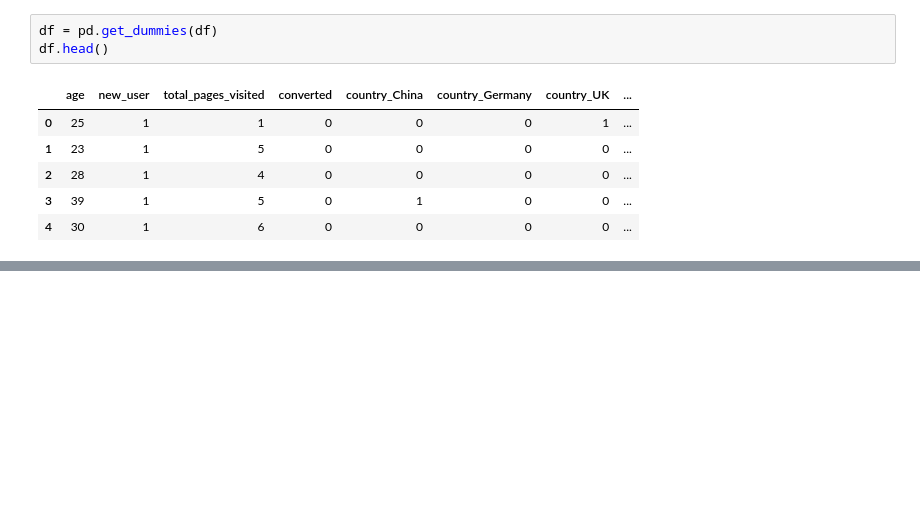
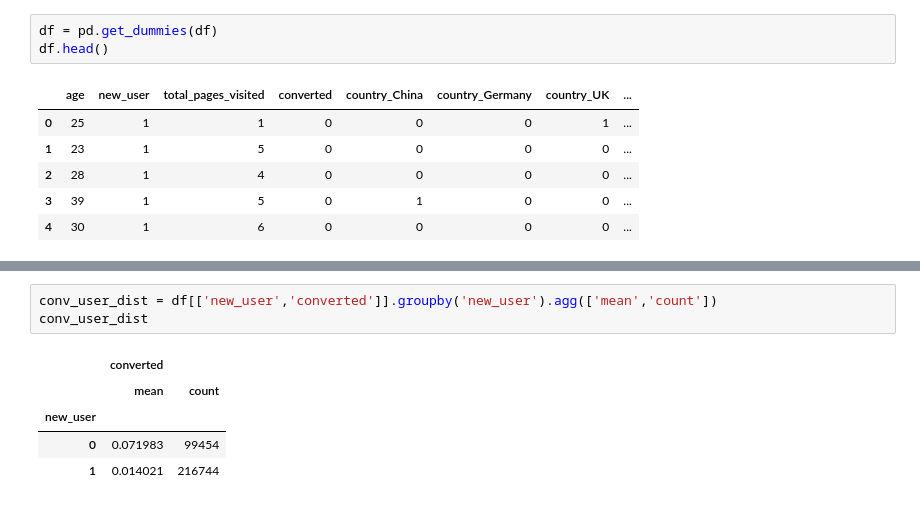
Before and after one commit to Edwardp17/playground, a Jupyter notebook: conversion_rate.ipynb, the cells around one changed output, grey strips where cells are left out. Cells and saved outputs as stored; diff of their text form; blank space fills up the shorter version.

```diff
--- a/conversion_rate.ipynb
+++ b/conversion_rate.ipynb
@@ -108,0 +197,9 @@ Y = df.converted.values
+# %%
+conv_user_dist = df[['new_user','converted']].groupby('new_user').agg(['mean','count'])
+conv_user_dist
+# %% [output]
+|  | converted |  |
+|  | mean | count |
+| new_user |  |  |
+| 0 | 0.071983 | 99454 |
+| 1 | 0.014021 | 216744 |
```
Also changed, not shown: parts of 22 cells of this notebook.
